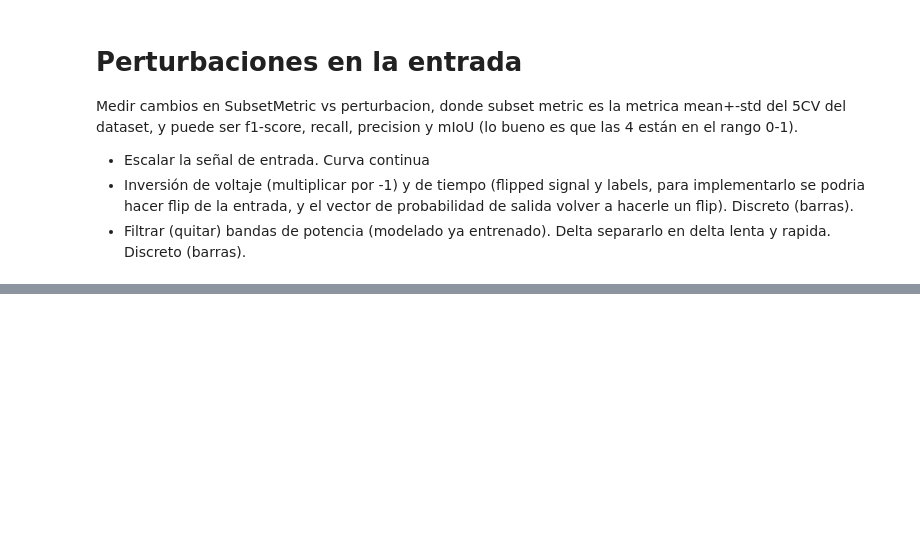
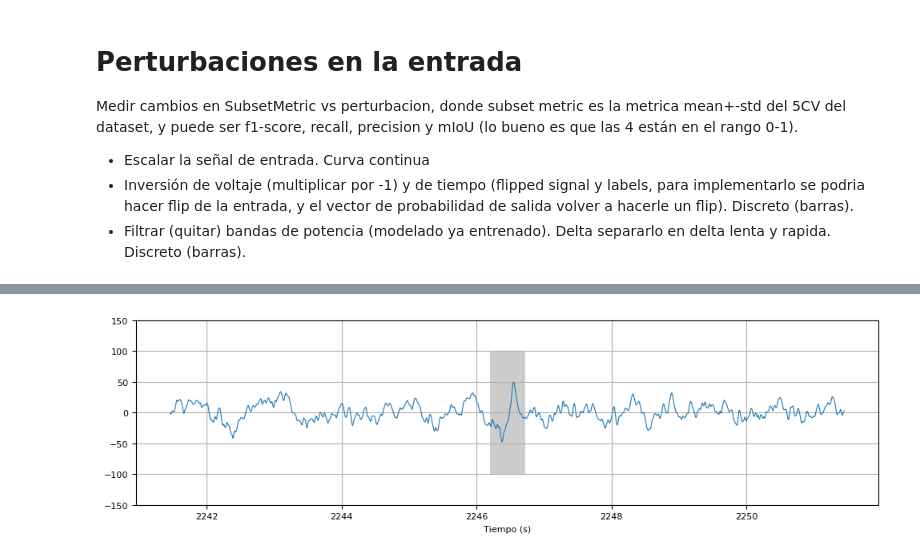
Before and after one commit to nicolasigor/sleep-rnn, a Jupyter notebook: figs_thesis/2021_result_indataset.ipynb, the cells around one changed output, grey strips where cells are left out. Drawn from its saved outputs; the diff is of its cells as text; code cells hidden in the pictures; blank space fills up the shorter version.

Commit message:
perturbations ready. pink is reading

```diff
--- a/figs_thesis/2021_result_indataset.ipynb
+++ b/figs_thesis/2021_result_indataset.ipynb
@@ -392,7 +392,7 @@ print_dataset_names = {
 
 eval_configs = [
     dict(dataset_name=constants.MODA_SS_NAME, expert=1, strategy='5cv', seeds=3),
-    # dict(dataset_name=constants.MASS_KC_NAME, expert=1, strategy='5cv', seeds=3),
+    dict(dataset_name=constants.MASS_KC_NAME, expert=1, strategy='5cv', seeds=3),
 ]
 metrics_list = []
 metrics_raw_list = []
@@ -470,0 +737,29 @@ metrics_list[0]
+# %%
+pink = reader.load_dataset(constants.PINK_NAME, verbose=False)
+# %%
+tmp_signal = pink.get_subject_signal(subject_id=20, normalize_clip=False)
+# %%
+mark = np.array(
+    [449240, 449343]
+)
+
+fs = pink.fs
+center_sample = int(mark.mean())
+window_size = int(10 * fs)
+start_sample = int(center_sample - window_size // 2)
+end_sample = start_sample + window_size
+segment_signal = tmp_signal[start_sample:end_sample]
+time_axis = np.arange(start_sample, end_sample) / fs
+
+fig, ax = plt.subplots(1, 1, figsize=(10, 3), dpi=100)
+ax.plot(time_axis, segment_signal, linewidth=0.8)
+ax.fill_between(mark / fs, -100, 100, facecolor='k', alpha=0.2)
+ax.set_ylim([-150, 150])
+ax.tick_params(labelsize=8)
+ax.set_xlabel("Tiempo (s)", fontsize=8)
+ax.grid()
+
+plt.tight_layout()
+plt.show()
+# %% [output]
+[figure, added]
```
Also changed, not shown: parts of 7 cells of this notebook, 2 other files.
